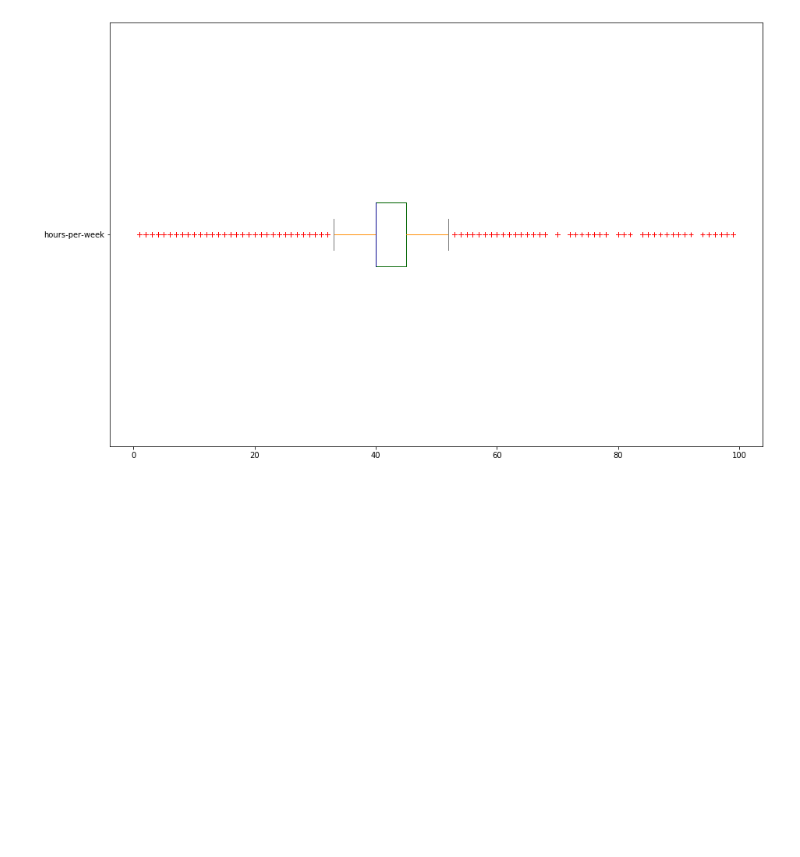
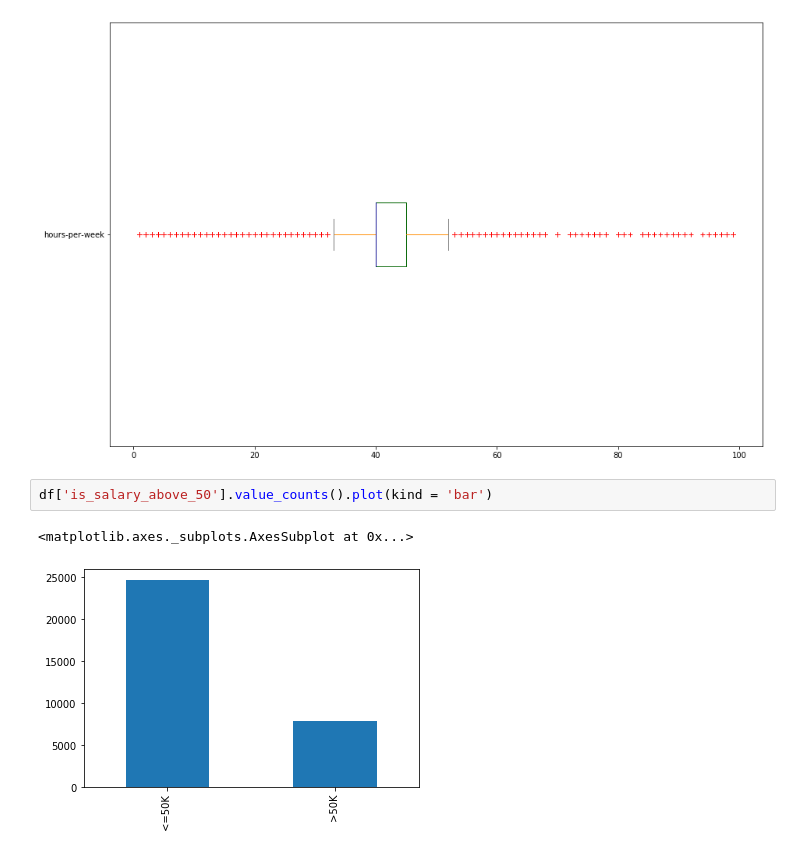
Before and after one commit to chandratop/IDS-Project, a Jupyter notebook: src.ipynb, the cells around one changed output. Saved outputs shown, nothing was run; the diff lists cells and outputs as text; blank space fills up the shorter version.

```diff
--- a/Untitled.ipynb
+++ b/src.ipynb
@@ -158,3 +158,8 @@ df['hours-per-week'].plot.box(vert = False, figsize=(15,10) , color = color, sym
 # %% [output]
 <matplotlib.axes._subplots.AxesSubplot at 0x...>
 [figure]
+# %%
+df['is_salary_above_50'].value_counts().plot(kind = 'bar')
+# %% [output]
+<matplotlib.axes._subplots.AxesSubplot at 0x...>
+[figure, added]
```
Also changed, not shown: 1 other file.
